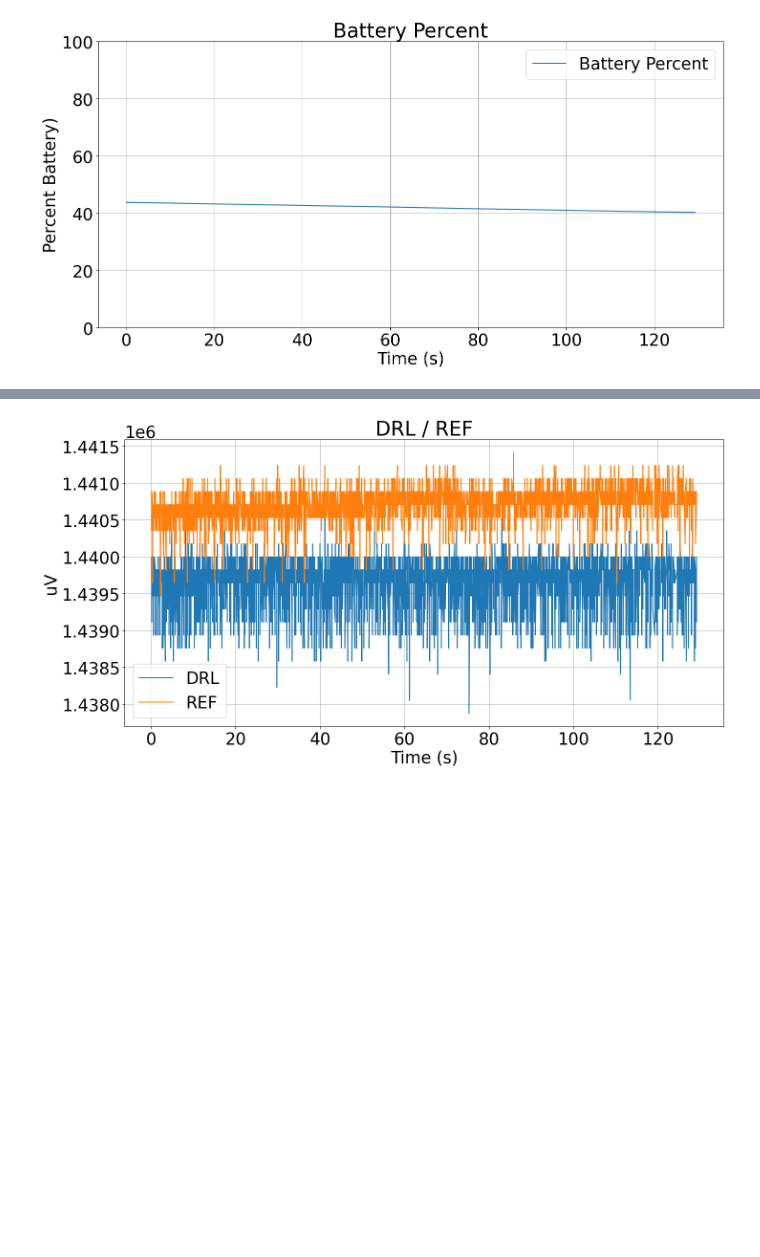
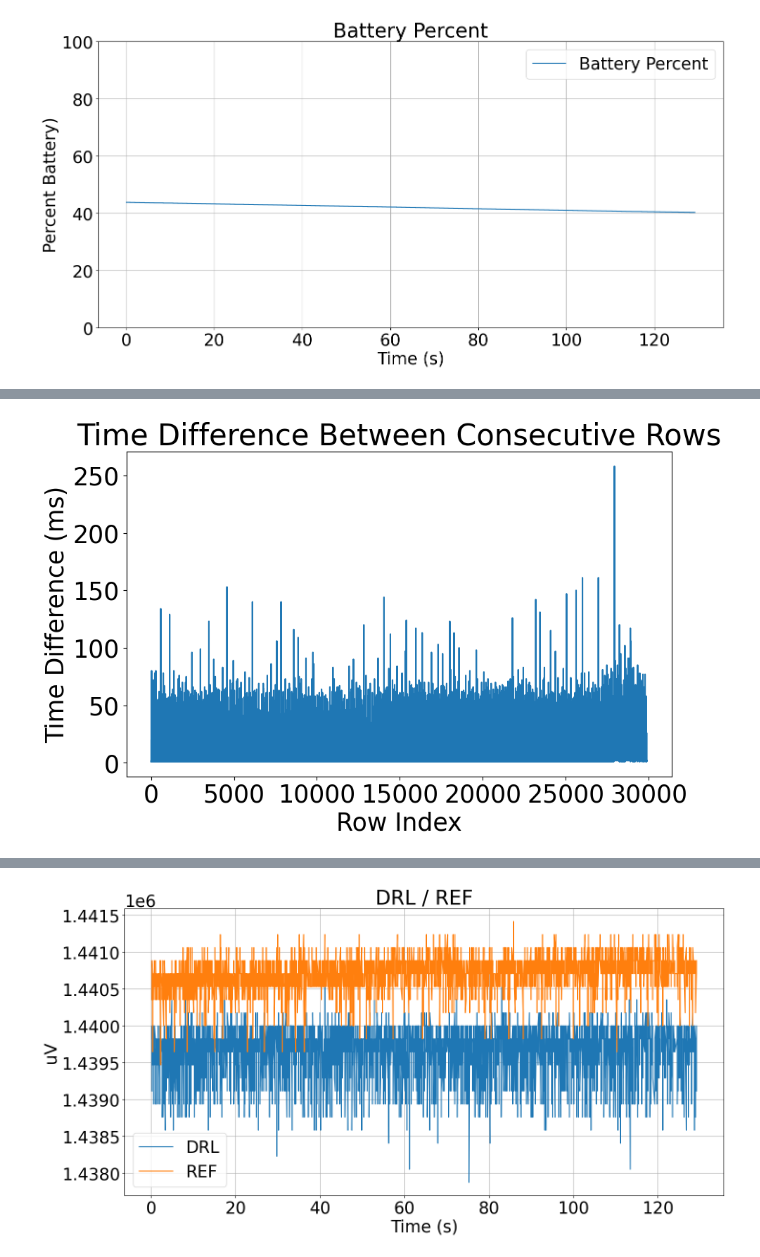
Before and after one commit to mseitzdev/MuseCrocMobile_Analysis, a Jupyter notebook: EEG_Post_Processing.ipynb, the cells around one changed output, grey strips where cells are left out. Saved outputs shown, nothing was run; the diff lists cells and outputs as text; code cells hidden in the pictures; blank space fills up the shorter version.

```diff
--- a/EEG_Post_Processing.ipynb
+++ b/EEG_Post_Processing.ipynb
@@ -125,0 +106,82 @@ EEG-only dataframe shape: (29888, 5)
+# %%
+'''
+Here, we evaluate the recording behavior.
+
+Please note that packets are generated by the Muse
+at set rates:
+
+MU_01 -> 220/500Hz depending on preset
+
+Other Muses -> 256Hz (or 128 for a special preset on the Athena)
+
+Packets are NOT writen at a set rate by the receiving device however,
+and thus time between file lines will not be the same as the
+distance at which these measurements are taken by the
+Muse device.
+
+'''
+
+#file sampling rate:
+fs = 256
+recording_time_sec = eeg_df_time_sec.max()
+recording_time_ms = eeg_df["ms_ELAPSED"].max()
+
+#expected number of samples
+expected_sample_no = (fs/1000) * recording_time_ms
+
+#expected time between writes
+expected_interWrite_ms = 1000/fs
+
+eeg_df.head()
+
+'''
+checking distance between packets to identify recording issues.
+
+Please note that packets are generated by the Muse device at 64Hz,
+and this code is meant to evaluate application performance &
+write patterns.
+
+Packets are written to file at an uneven rate by the recieving
+device, and so recording stalls do not always mean missed
+data.
+'''
+
+# Calculate the difference between consecutive rows
+eeg_df['ms_diff'] = eeg_df['ms_ELAPSED'].diff()
+
+
+#Printing text representig our data characteristics
+print(f"Original dataframe shape: {df.shape}")
+print(f"Optics-only dataframe shape: {eeg_df.shape}\n")
+
+print(f"Total Recording time in ms: {recording_time_ms}")
+print(f"Total Recording time in s: {recording_time_sec}")
+print(f"Number of samples: {len(eeg_df)}\n")
+
+print(f"Expected number of samples (ms precision): {expected_sample_no}\n")
+
+#write stats
+print(f"Write Timing Stats: \n")
+print(eeg_df['ms_diff'].describe())
+print(f"\n")
+#distance between writes based on fs
+print(f"Expected Mean ms Between Writes : {expected_interWrite_ms}\n")
+print(f"Actual Mean ms between: {eeg_df['ms_diff'].mean()}")
+print(f"Max ms between: {eeg_df['ms_diff'].max()}")
+
+# plot the differences
+plt.figure(figsize=(10, 6))
+plt.plot(eeg_df.index, eeg_df['ms_diff'])
+plt.xlabel('Row Index')
+plt.ylabel('Time Difference (ms)')
+plt.title('Time Difference Between Consecutive Rows')
+plt.show()
+
+# plot the differences as a bar chart
+plt.figure(figsize=(10, 6))
+plt.bar(eeg_df.index, eeg_df['ms_diff'])
+plt.xlabel('Row Index')
+plt.ylabel('Time Difference (ms)')
+plt.title('Time Difference Between Consecutive Rows')
+plt.show()
+# %% [output]
@@ -125,0 +205 @@ EEG-only dataframe shape: (29888, 5)
+[figure, added]
```
Also changed, not shown: parts of 4 cells of this notebook, 5 other files.
